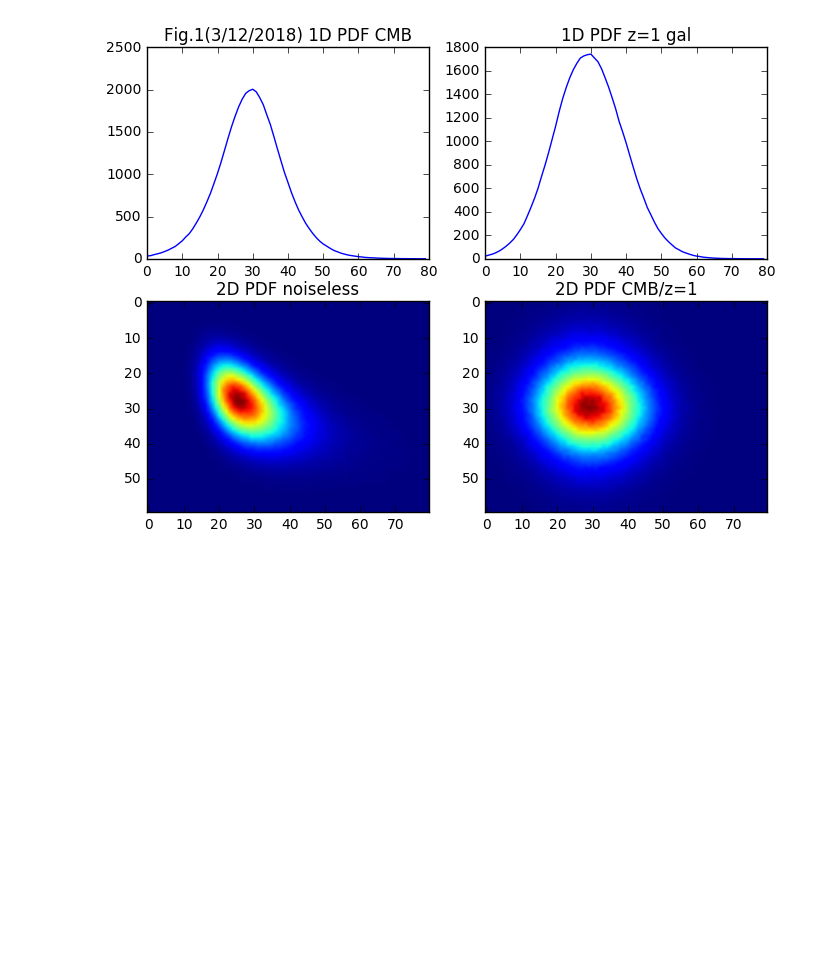
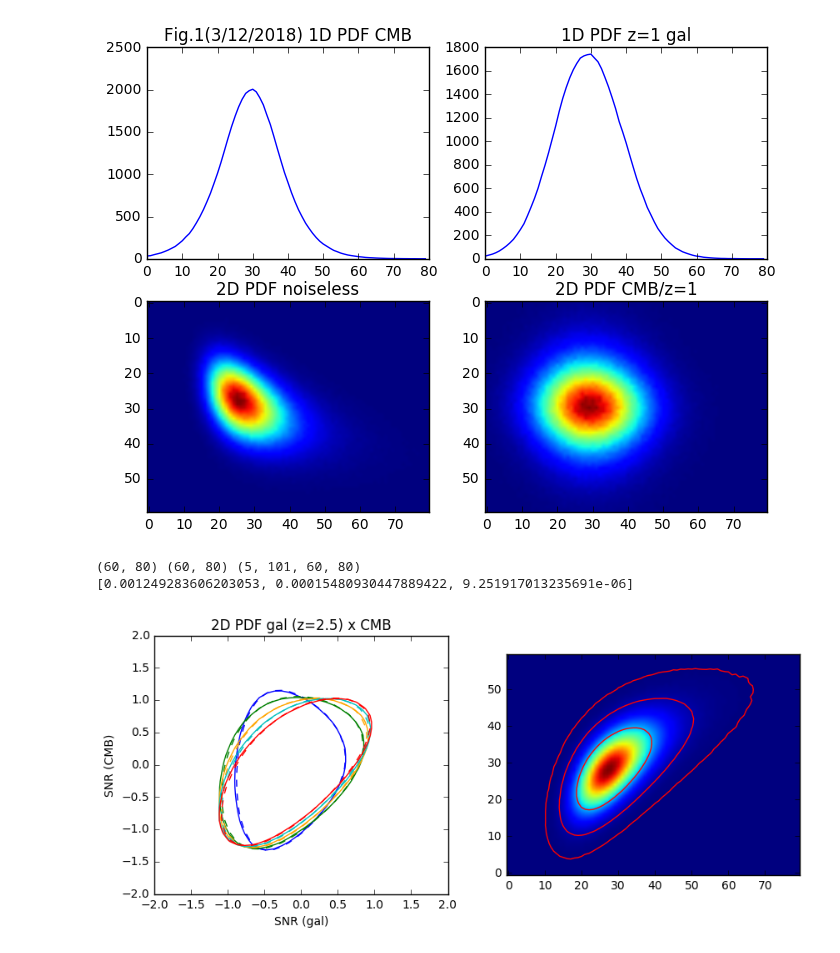
Before and after one commit to liuxx479/PDFs, a Jupyter notebook: PDFs.ipynb, the cells around one changed output. Cells and saved outputs as stored; diff of their text form; code cells hidden in the pictures; blank space fills up the shorter version.

Commit message:
add noiseless 2dpdf

```diff
--- a/PDFs.ipynb
+++ b/PDFs.ipynb
@@ -50,0 +48,35 @@ show() # (n**2 + n)/2 = n(n+1)/2
+# %%
+z_source = arange(0.5,3,0.5)
+pdf2ds = array([load('stats_avg/output_eb_5000_s4_ALL_igalXicmb_2dpdf_%.1f_1.0_1.0.npy'%(iz)) for iz in z_source])
+# %%
+X, Y = meshgrid(linspace(-3,5,80), linspace(-3,3,60))
+print X.shape, Y.shape, pdf2ds.shape
+print ilev0
+# %% [output]
+(60, 80) (60, 80) (5, 101, 60, 80)
+[0.001249283606203053, 0.00015480930447889422, 9.251917013235691e-06]
+# %%
+f, (ax1,ax2) = subplots(1,2,figsize=(10,4))
+seed(45)
+colors=['b','g','orange','c','r']
+for iz in range(5):
+    icolor=rand(3)
+    ipdf0 = pdf2ds[iz, 0]
+    ilev0=WLanalysis.findlevel(ipdf0)
+    ipdf1 = pdf2ds[iz, 1]
+    ilev1=WLanalysis.findlevel(ipdf1)
+    ax1.contour(X, Y, ipdf0, levels=[ilev0[0],], colors=colors[iz],label='z=%.1f'%(z_source[iz]))
+    ax1.contour(X, Y, ipdf1, levels=[ilev1[0],], colors=colors[iz], linestyles='dashed')
+    if iz==4:
+        ax2.imshow(ipdf0, origin='lower')
+        ax2.contour(ipdf0, levels=sort(ilev0), colors='r',label='z=%.1f'%(z_source[iz]))
+ax1.legend(loc=0,frameon=0, fontsize=10)
+ax1.set_xlim(-2,2)
+ax1.set_ylim(-2,2)
+ax1.set_xlabel('SNR (gal)')
+ax1.set_ylabel('SNR (CMB)')
+ax1.set_title('Fig.2(3/27/2018) 2D PDF galxCMB')
+ax1.set_title('2D PDF gal (z=2.5) x CMB')
+show()
+# %% [output]
+[figure, added]
```
Also changed, not shown: parts of 1 cell of this notebook.
